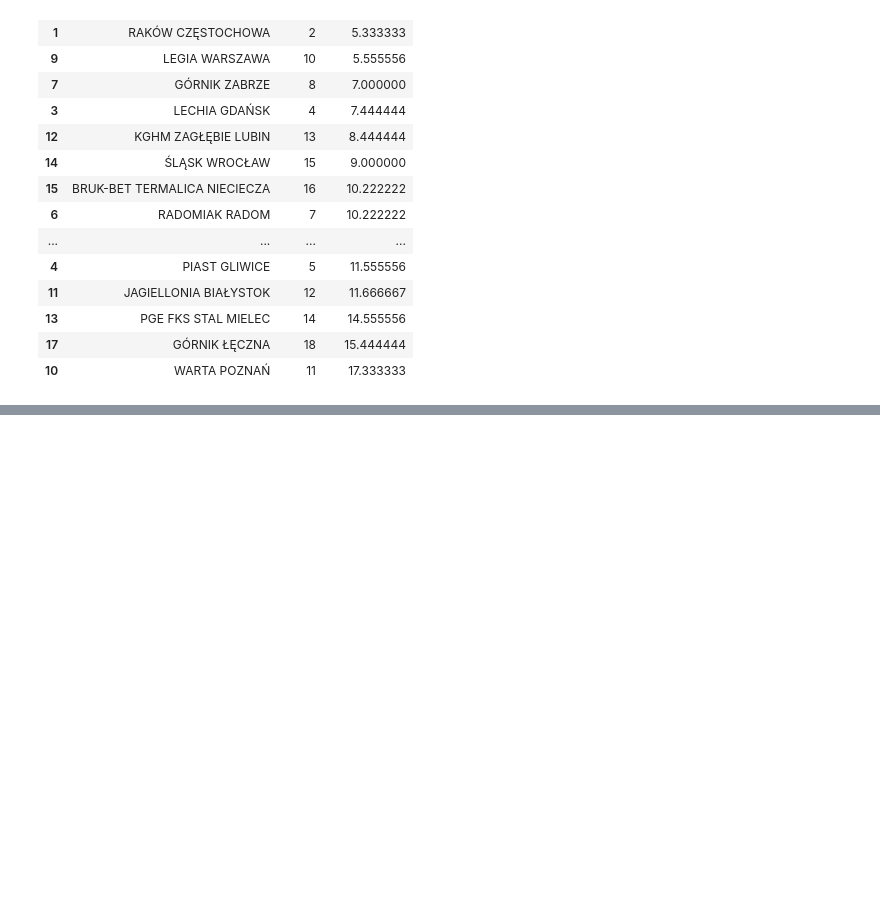
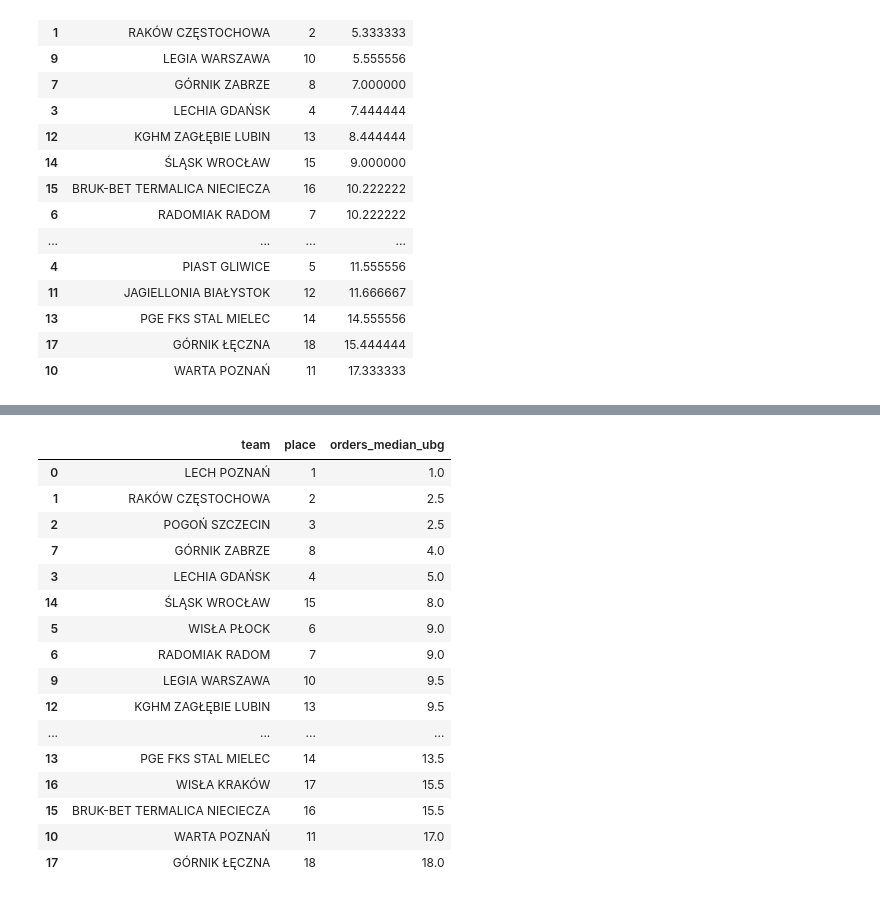
Before and after one commit to MaciejMalewicz778/ekstraklasa_scrapping_and_analysis, a Jupyter notebook: analysis.ipynb, the cells around one changed output, grey strips where cells are left out. Cells and saved outputs as stored; diff of their text form; code cells hidden in the pictures; blank space fills up the shorter version.

```diff
--- a/analysis.ipynb
+++ b/analysis.ipynb
@@ -562,0 +592,6 @@ display(HTML(scrollable_dataframe(data_joined[['team', 'place', 'orders_mean']].
+# %%
+#data_joined['orders_median'] = data_joined[order_cols].median(axis=1)
+error_mean = np.abs(data_joined['orders_mean'] - data_joined['place']).sum()
+error_median = np.abs(data_joined['orders_median'] - data_joined['place']).sum()
+print(f' Sum of errros for mean: {error_mean}')
+print(f' Sum of errros for median: {error_median}')
@@ -562,0 +703,27 @@ display(HTML(scrollable_dataframe(data_joined[['team', 'place', 'orders_mean']].
+# %%
+median_cols = np.array(order_cols)
+
+min_error = error_median
+min_error_col_name = ''
+
+new_cols = mean_cols
+
+while True:
+    min_error_col_name = ''
+    print(f"Start of iteration through columns. Current error is {min_error}")
+    temp_cols = np.array(new_cols)
+    for col_name in new_cols:
+        temp_cols = [x for x in new_cols if x != col_name]
+        data_joined['orders_median_temp'] = np.round(data_joined[temp_cols].median(axis=1))
+        curr_error_mean = np.abs(data_joined['orders_median_temp'] - data_joined['place']).sum()
+
+        if curr_error_mean <= min_error:
+            min_error = curr_error_mean
+            min_error_col_name = col_name
+    if min_error_col_name == '' or len(new_cols) == 1:
+        break
+    new_cols = [x for x in new_cols if x != min_error_col_name]
+    print(f"End if iteration. New error is {min_error} and column to remove is {min_error_col_name}")
+
+print("END OF EVERYTHING, THE BEST COLUMNS SEEMS TO BE:")
+print(new_cols)
@@ -562,0 +751,23 @@ display(HTML(scrollable_dataframe(data_joined[['team', 'place', 'orders_mean']].
+# %%
+data_joined['orders_mean_ubg'] = data_joined[['shots_on_target_order', 'score_order']].mean(axis=1)
+data_joined['orders_median_ubg'] = data_joined[['shots_on_target_order', 'score_order']].median(axis=1)
+# %%
+display(HTML(scrollable_dataframe(data_joined[['team', 'place', 'orders_median_ubg']].sort_values(by='orders_median_ubg'))))
+# %% [output]
+|  | team | place | orders_median_ubg |
+| 0 | LECH POZNAŃ | 1 | 1.0 |
+| 1 | RAKÓW CZĘSTOCHOWA | 2 | 2.5 |
+| 2 | POGOŃ SZCZECIN | 3 | 2.5 |
+| 7 | GÓRNIK ZABRZE | 8 | 4.0 |
+| 3 | LECHIA GDAŃSK | 4 | 5.0 |
+| 14 | ŚLĄSK WROCŁAW | 15 | 8.0 |
+| 5 | WISŁA PŁOCK | 6 | 9.0 |
+| 6 | RADOMIAK RADOM | 7 | 9.0 |
+| 9 | LEGIA WARSZAWA | 10 | 9.5 |
+| 12 | KGHM ZAGŁĘBIE LUBIN | 13 | 9.5 |
+| ... | ... | ... | ... |
+| 13 | PGE FKS STAL MIELEC | 14 | 13.5 |
+| 16 | WISŁA KRAKÓW | 17 | 15.5 |
+| 15 | BRUK-BET TERMALICA NIECIECZA | 16 | 15.5 |
+| 10 | WARTA POZNAŃ | 11 | 17.0 |
+| 17 | GÓRNIK ŁĘCZNA | 18 | 18.0 |
```
Also changed, not shown: parts of 19 cells of this notebook.
